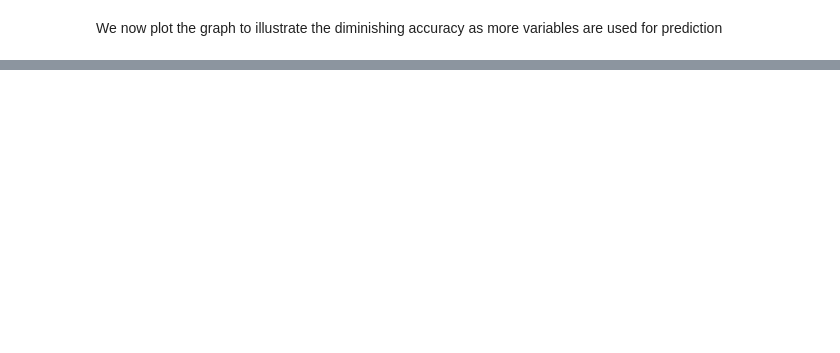
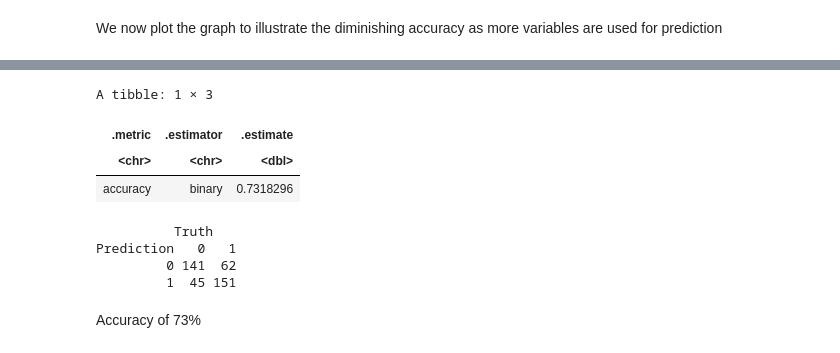
Before and after one commit to toluam/ds_group12_project, a Jupyter notebook: final_report.ipynb, the cells around one changed output, grey strips where cells are left out. Cells and saved outputs as stored; diff of their text form; code cells hidden in the pictures; blank space fills up the shorter version.

```diff
--- a/final_report.ipynb
+++ b/final_report.ipynb
@@ -487,0 +537,11 @@ accuracies_plot
+# %%
+knn_spec <- nearest_neighbor(weight_func = "rectangular", neighbors = 2) %>%
+            set_engine("kknn") %>%
+            set_mode("classification")
+
+rw_fit <- workflow() %>%
+    add_recipe(rw_recipe) %>%
+    add_model(knn_spec) %>%
+    fit(data = rw_train_subset)
+
+rw_fit
@@ -487,0 +568,24 @@ accuracies_plot
+# %%
+rw_predictions <- predict(rw_fit, rw_test) %>%
+    bind_cols(rw_test)
+
+rw_metrics <- rw_predictions %>%
+    metrics(truth = binary.quality, estimate = .pred_class) %>%
+    filter(.metric == "accuracy")
+
+rw_conf_mat <- rw_predictions %>%
+      conf_mat(truth = binary.quality, estimate = .pred_class)
+
+rw_metrics
+rw_conf_mat
+# %% [output]
+A tibble: 1 × 3
+| .metric | .estimator | .estimate |
+| <chr> | <chr> | <dbl> |
+| accuracy | binary | 0.7318296 |
+          Truth
+Prediction   0   1
+         0 141  62
+         1  45 151
+# %% [markdown]
+Accuracy of 73%
```
Also changed, not shown: parts of 5 cells of this notebook.
